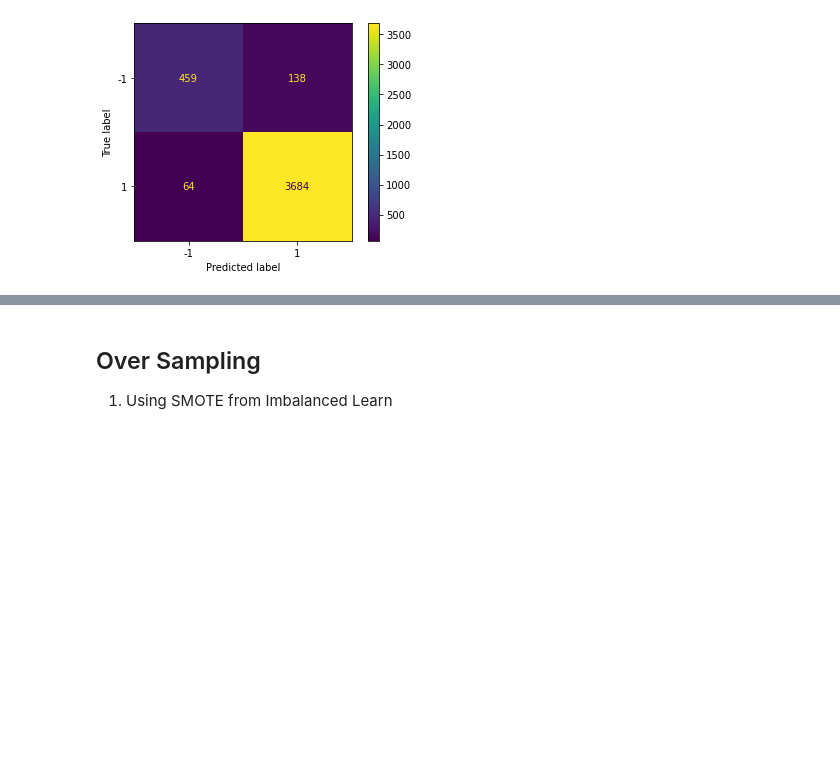
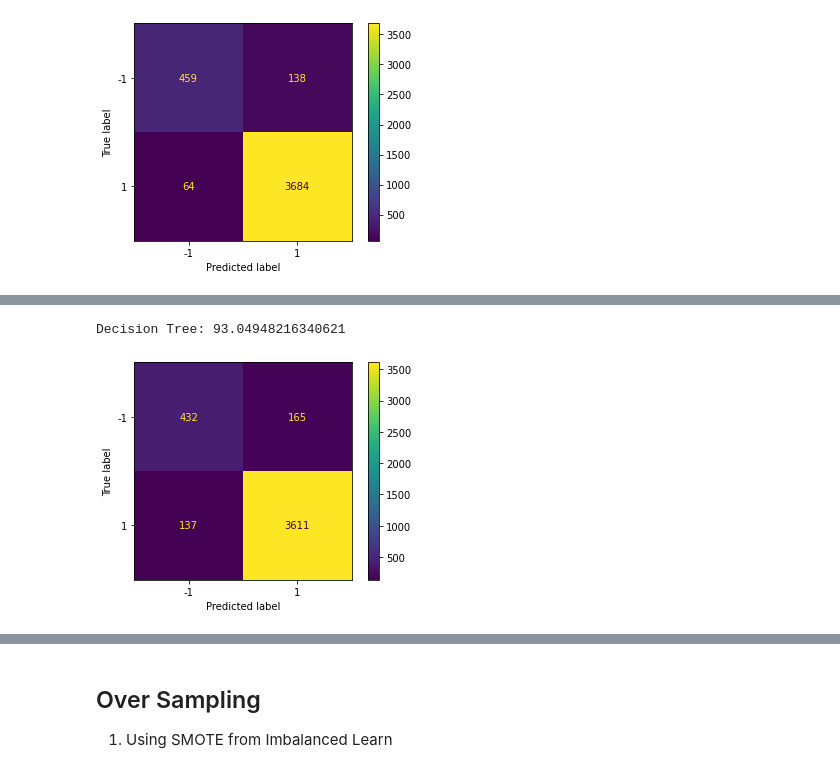
Before and after one commit to HadyKh/Crowd-Sensing-Classification, a Jupyter notebook: Code.ipynb, the cells around one changed output, grey strips where cells are left out. Cells and saved outputs as stored; diff of their text form; code cells hidden in the pictures; blank space fills up the shorter version.

```diff
--- a/Code.ipynb
+++ b/Code.ipynb
@@ -291,5 +297,8 @@ all_accuracies.append(base_accuracies)
 # %%
-# dt_model, dt_pred, dt_accuracy = model_decisiontree(new_train_x, ytrain, new_test_x, ytest)
+dt_model, dt_pred, dt_accuracy = model_decisiontree(new_train_x, ytrain, new_test_x, ytest)
+# %% [output]
+Decision Tree: 93.04948216340621
+[figure, added]
 # %%
 plt_bar(["AdaBoost", "K-NN", "Decision-Tree"], [ada_accuracy, knn_accuracy, dt_accuracy], [ada_accuracy, knn_accuracy, dt_accuracy], "Baseline Models accuracy (Y-axis scaled to start from 90%)", 'Models', 'Over all accuracy (%)')
 # %% [output]
```
Also changed, not shown: parts of 71 cells of this notebook.
